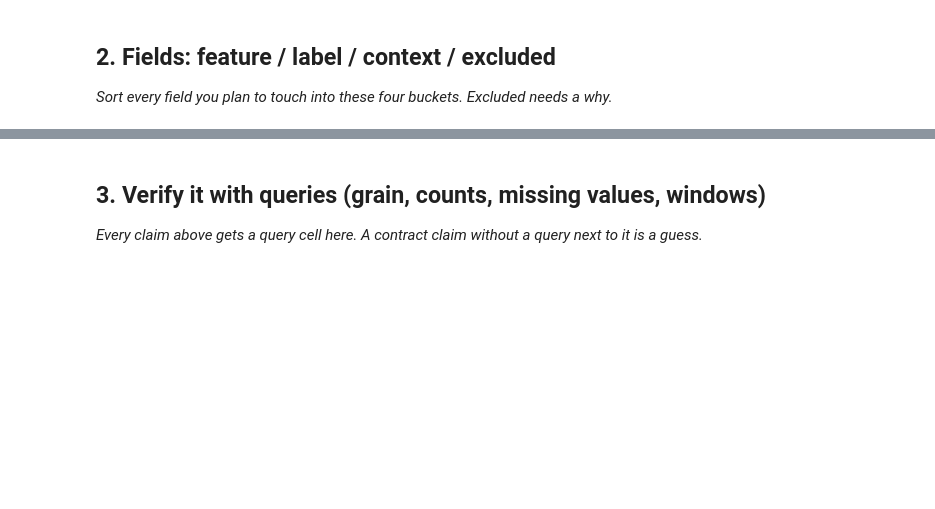
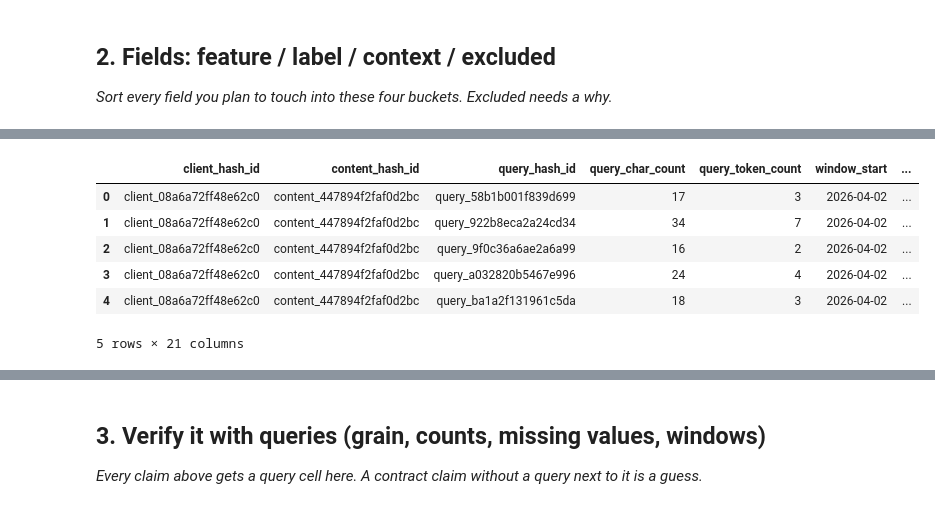
Before and after one commit to prarthanamahesh21-hub/flyrank-ml-internship, a Jupyter notebook: work/notebooks/w03_data_contract.ipynb, the cells around one changed output, grey strips where cells are left out. Cells and saved outputs as stored; diff of their text form; code cells hidden in the pictures; blank space fills up the shorter version.

```diff
--- a/work/notebooks/w03_data_contract.ipynb
+++ b/work/notebooks/w03_data_contract.ipynb
@@ -12,0 +132,10 @@ This skeleton is yours to fill. Work the sections **in order** — each one has
+# %%
+import duckdb
+
+con = duckdb.connect()
+
+con.register("dim_content", content._data.table)
+con.register("fact_content_daily_performance", performance._data.table)
+con.register("fact_content_query_90d", query_90d._data.table)
+
+print("DuckDB setup complete")
@@ -20,3 +208,17 @@ This skeleton is yours to fill. Work the sections **in order** — each one has
 # %%
 # This cell is for CODE (numbers, a query, a check).
 # Write your text answer in the cell ABOVE this one — typing sentences here breaks Run All.
+# %%
+con.sql("""
+SELECT *
+FROM fact_content_query_90d
+LIMIT 5
+""").df()
+# %% [output]
+|  | client_hash_id | content_hash_id | query_hash_id | query_char_count | query_token_count | window_start | ... |
+| 0 | client_08a6a72ff48e62c0 | content_447894f2faf0d2bc | query_58b1b001f839d699 | 17 | 3 | 2026-04-02 | ... |
+| 1 | client_08a6a72ff48e62c0 | content_447894f2faf0d2bc | query_922b8eca2a24cd34 | 34 | 7 | 2026-04-02 | ... |
+| 2 | client_08a6a72ff48e62c0 | content_447894f2faf0d2bc | query_9f0c36a6ae2a6a99 | 16 | 2 | 2026-04-02 | ... |
+| 3 | client_08a6a72ff48e62c0 | content_447894f2faf0d2bc | query_a032820b5467e996 | 24 | 4 | 2026-04-02 | ... |
+| 4 | client_08a6a72ff48e62c0 | content_447894f2faf0d2bc | query_ba1a2f131961c5da | 18 | 3 | 2026-04-02 | ... |
+5 rows × 21 columns
```
Also changed, not shown: parts of 20 cells of this notebook.
